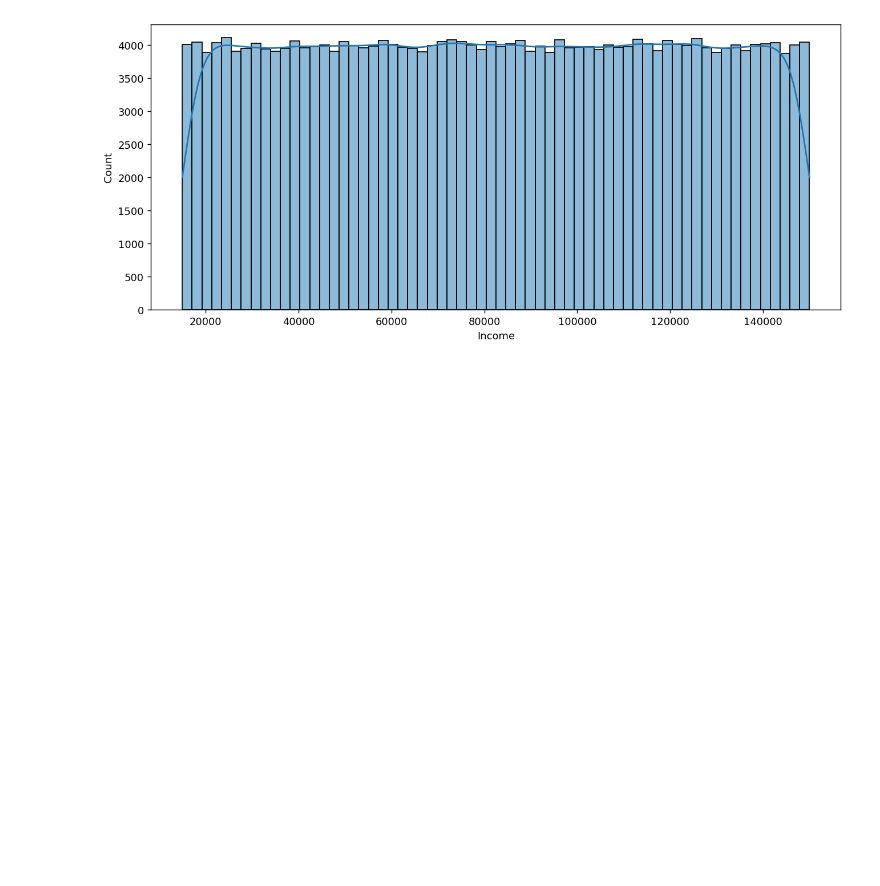
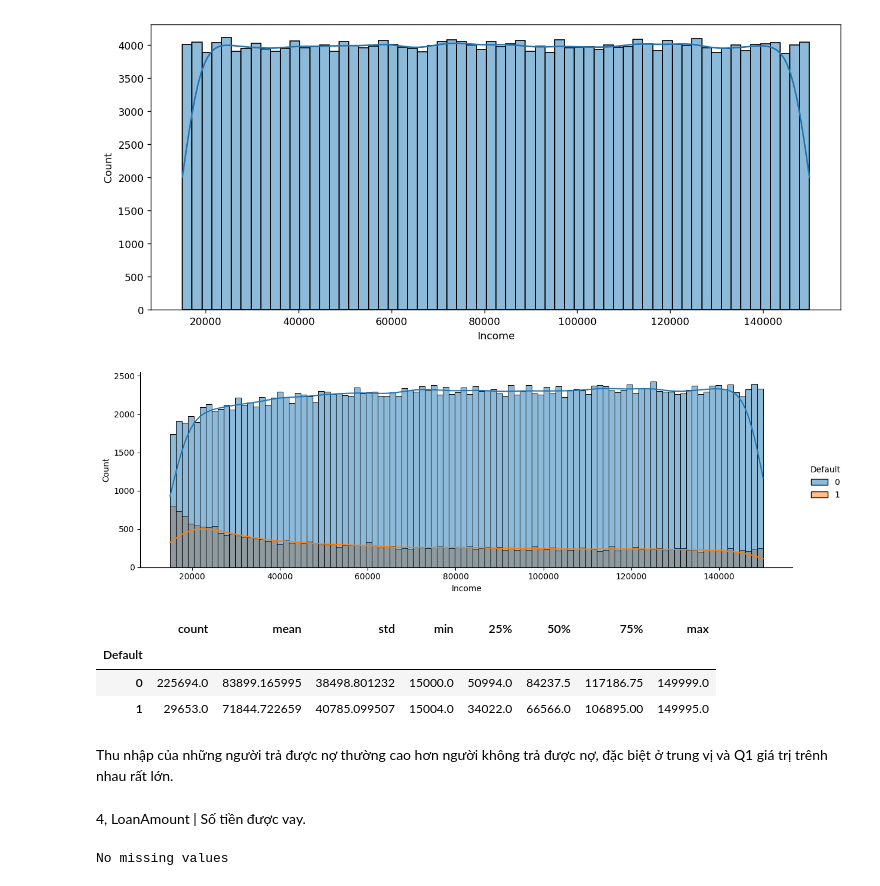
Before and after one commit to TLUAI220/Loan-Predict-Group-4, a Jupyter notebook: main.ipynb, the cells around one changed output. Cells and saved outputs as stored; diff of their text form; code cells hidden in the pictures; blank space fills up the shorter version.

```diff
--- a/main.ipynb
+++ b/main.ipynb
@@ -186,3 +252,22 @@ sns.histplot(x=df['Income'], kde=True)
 # %% [output]
 <Axes: xlabel='Income', ylabel='Count'>
 [figure]
+# %%
+sns.displot(data=df, x='Income', hue='Default', bins=100, height=4, aspect=3, kde=True);
+# %% [output]
+[figure, added]
+# %%
+df.groupby('Default')['Income'].describe()
+# %% [output]
+|  | count | mean | std | min | 25% | 50% | 75% | max |
+| Default |  |  |  |  |  |  |  |  |
+| 0 | 225694.0 | 83899.165995 | 38498.801232 | 15000.0 | 50994.0 | 84237.5 | 117186.75 | 149999.0 |
+| 1 | 29653.0 | 71844.722659 | 40785.099507 | 15004.0 | 34022.0 | 66566.0 | 106895.00 | 149995.0 |
+# %% [markdown]
+Thu nhập của những người trả được nợ thường cao hơn người không trả được nợ, đặc biệt ở trung vị và Q1 giá trị trênh nhau rất lớn.
+# %% [markdown]
+4, LoanAmount | Số tiền được vay.
+# %%
+if_null_values("LoanAmount")
+# %% [output]
+No missing values
```
Also changed, not shown: parts of 162 cells of this notebook, 2 other files.
